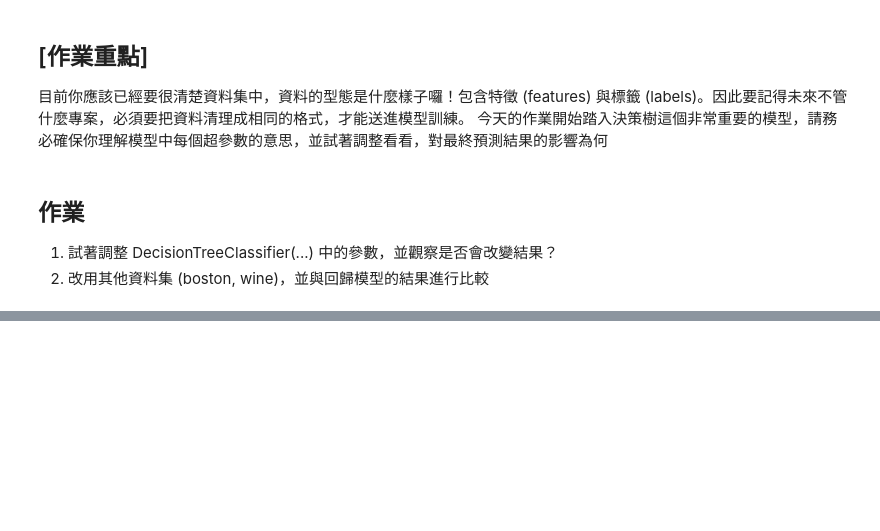
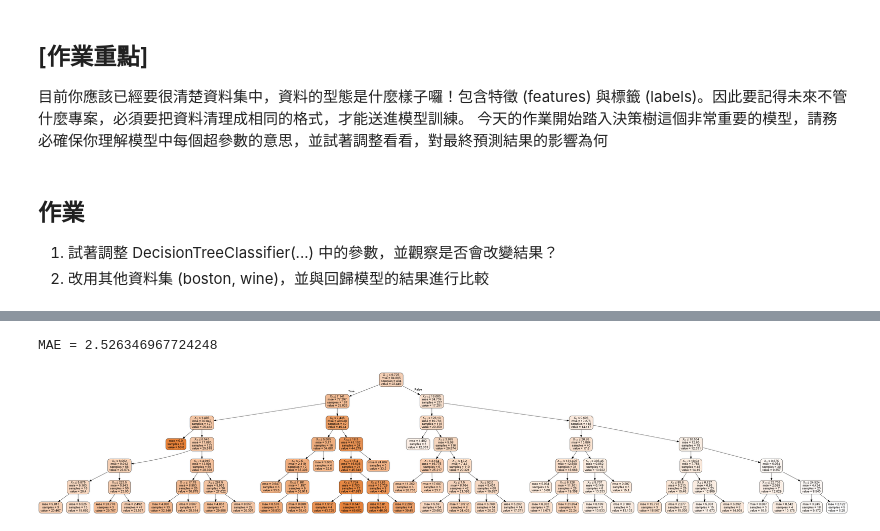
Before and after one commit to benjamin791023/2nd-ML100Days, a Jupyter notebook: ML100/Day_042_HW.ipynb, the cells around one changed output, grey strips where cells are left out. Cells and saved outputs as stored; diff of their text form; code cells hidden in the pictures; blank space fills up the shorter version.

```diff
--- a/ML100/Day_042_HW.ipynb
+++ b/ML100/Day_042_HW.ipynb
@@ -30,2 +68,20 @@ confusion matrix = [[12  3  0]
  [ 0  1  6]]
+# %%
+boston = datasets.load_boston()
+bostond = boston.data
+x_train, x_test, y_train, y_test = train_test_split(bostond, boston.target, test_size=0.2, random_state=3)
+model = DecisionTreeRegressor(max_depth=6, min_samples_split=3, min_samples_leaf=3)
+model.fit(x_train, y_train)
+y_pred = model.predict(x_test)
+mae = mean_absolute_error(y_test, y_pred)
+print('MAE = {}'.format(mae))
+dot_data = StringIO()
+export_graphviz(model, out_file=dot_data,
+                filled=True, rounded=True,
+                special_characters=True)
+graph = pydotplus.graph_from_dot_data(dot_data.getvalue())
+Image(graph.create_png())
+# %% [output]
+MAE = 2.526346967724248
+[figure, added]
 # %%
```
Also changed, not shown: parts of 8 cells of this notebook, 2 other files.
